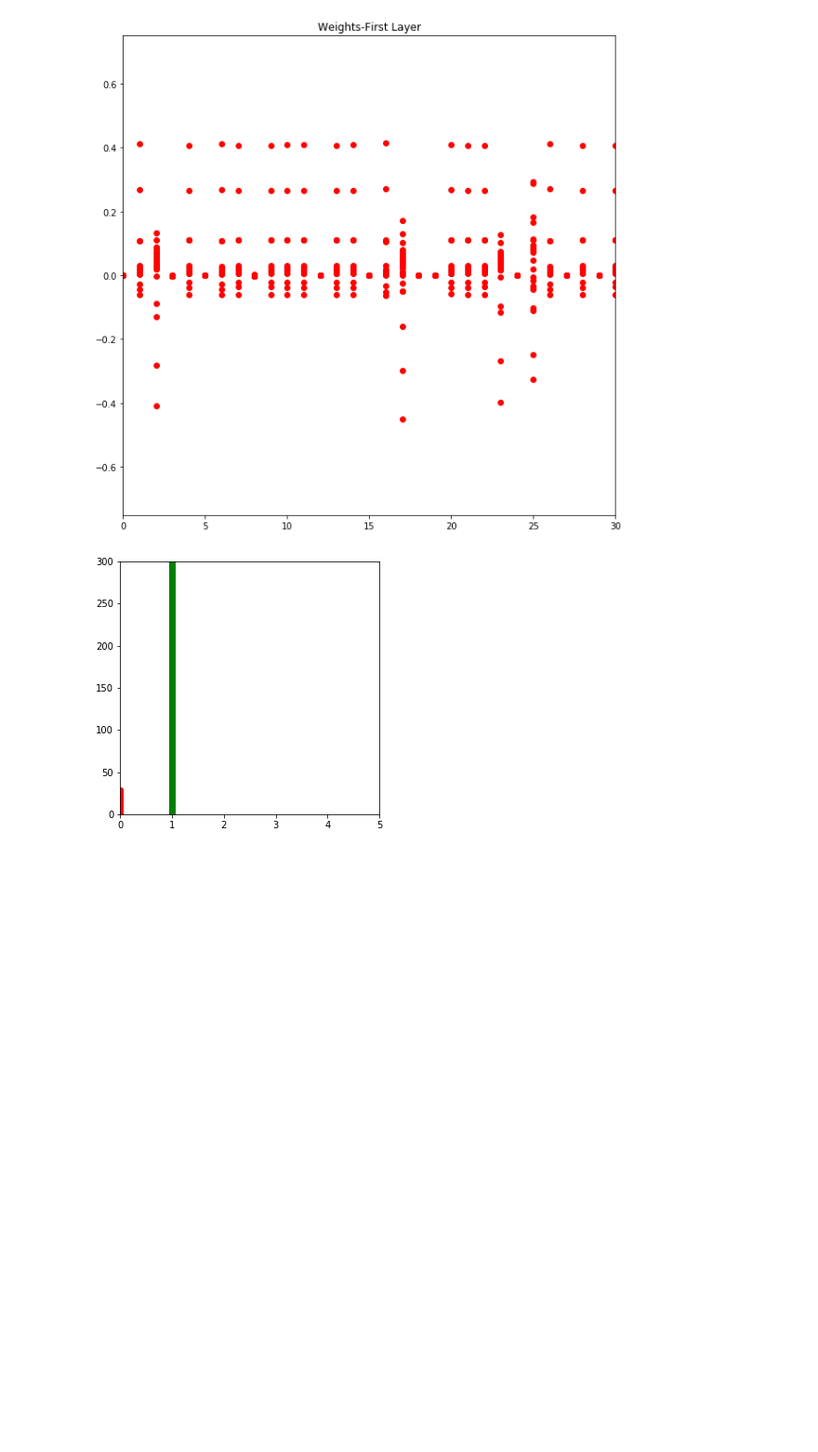
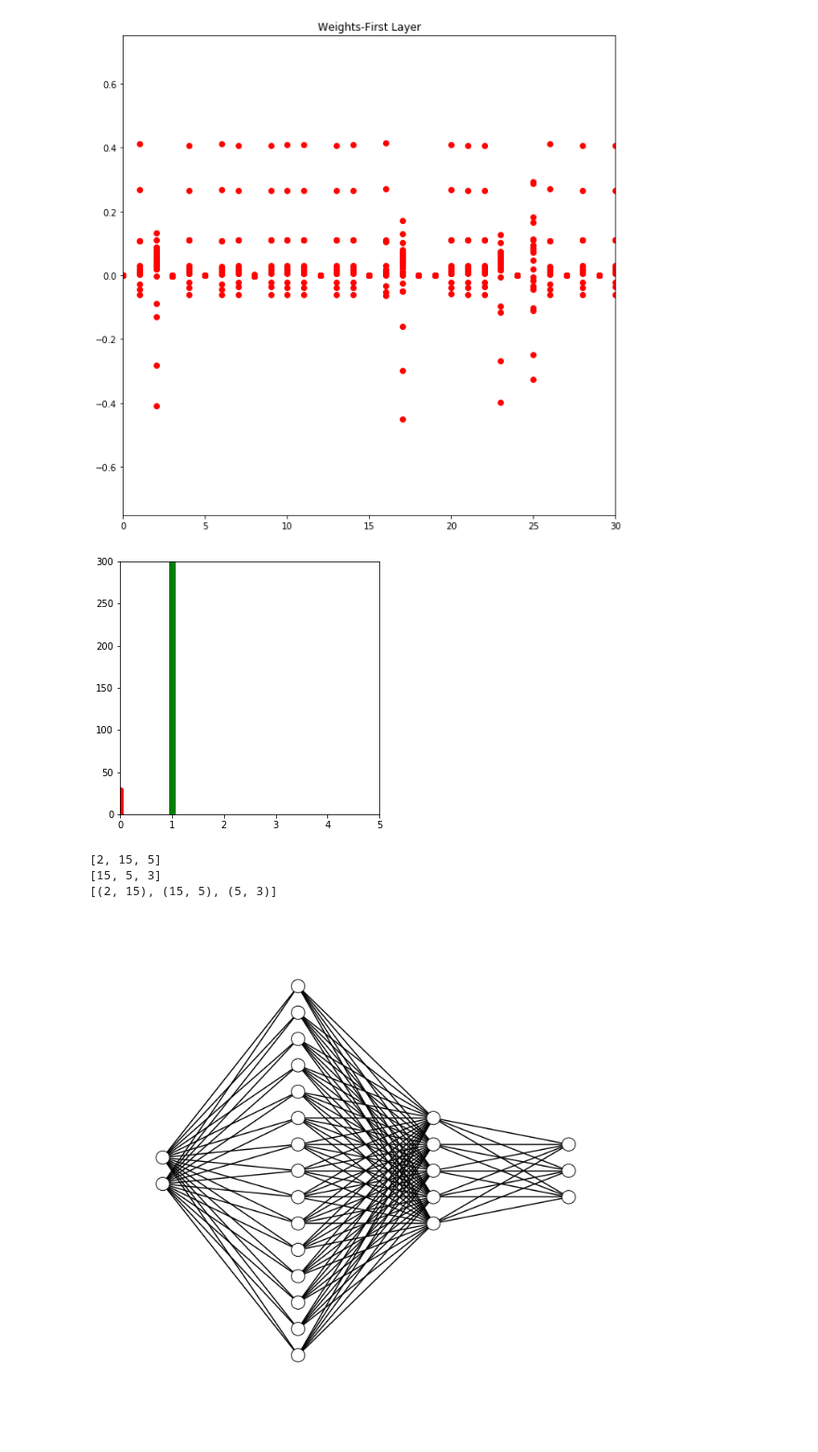
Before and after one commit to frknayk/WeightVis, a Jupyter notebook: plotting.ipynb, the cells around one changed output. Shown: that part at 93% size. Drawn from its saved outputs; the diff is of its cells as text; code cells hidden in the pictures; blank space fills up the shorter version.

Commit message:
stable example of visualizer is added to plotting.ipynb

```diff
--- a/plotting.ipynb
+++ b/plotting.ipynb
@@ -97,3 +147,14 @@ plt.show()
+# %%
+fig = plt.figure(figsize=(12, 12))
+ax = fig.gca()
+ax.axis('off')
+draw_neural_net(ax, .1, .9, .1, .9, [2, 15,5,3])
+# fig.savefig('nn.png')
+# %% [output]
+[2, 15, 5]
+[15, 5, 3]
+[(2, 15), (15, 5), (5, 3)]
+[figure, added]
 # %%
 # TODO :
 # 1 : Auto size layer coordinates
```
Also changed, not shown: parts of 1 cell of this notebook, 2 other files.
